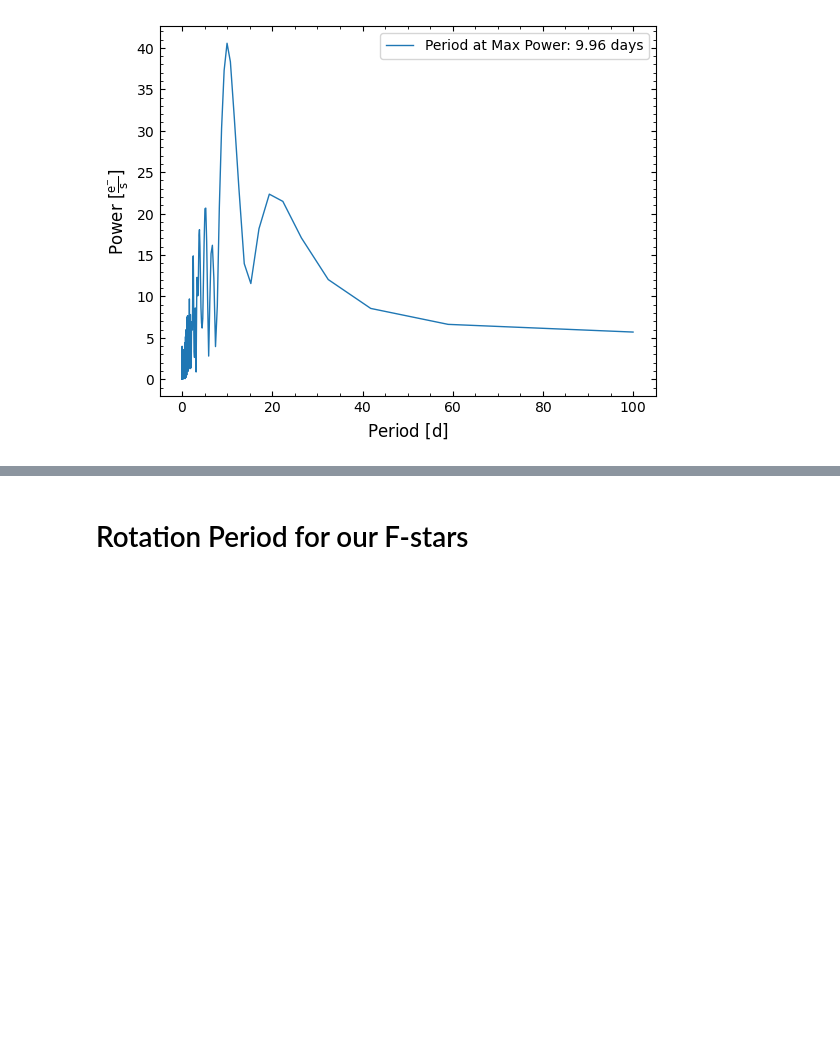
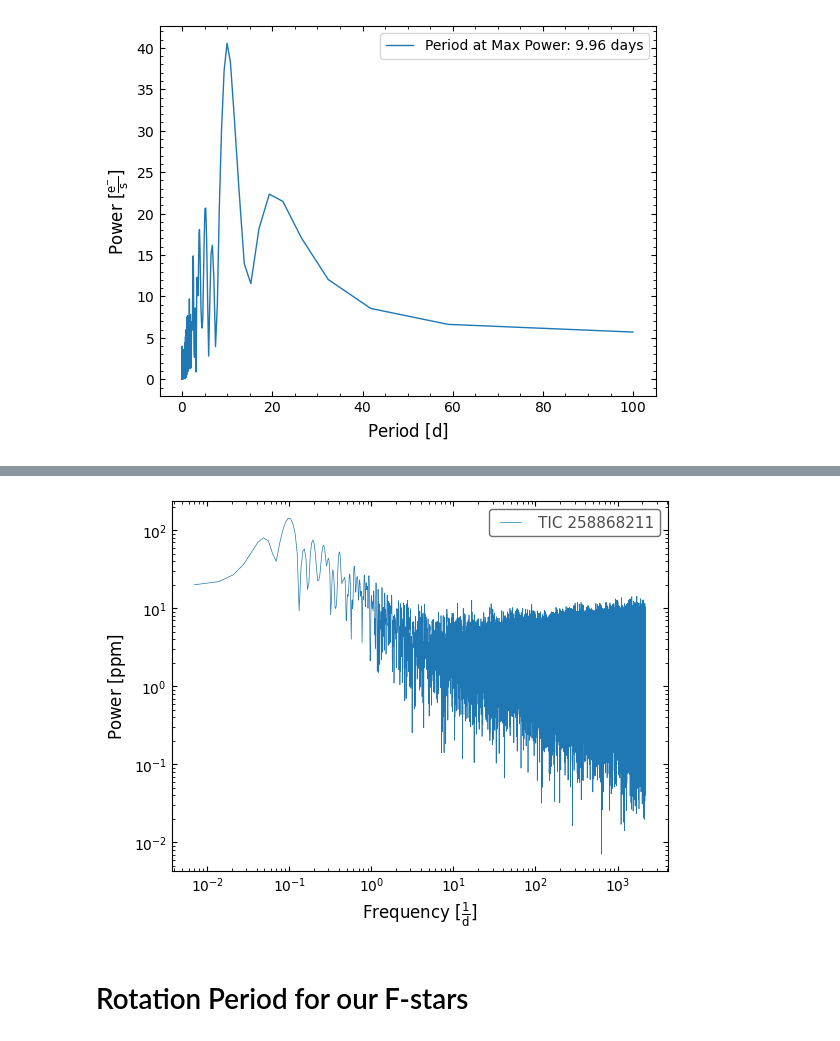
Before and after one commit to SarahBarbosa/ring-like-structure, a Jupyter notebook: RotPeriod.ipynb, the cells around one changed output, grey strips where cells are left out. Drawn from its saved outputs; the diff is of its cells as text; code cells hidden in the pictures; blank space fills up the shorter version.

```diff
--- a/RotPeriod.ipynb
+++ b/RotPeriod.ipynb
@@ -139,3 +158,8 @@ ax.legend([f'Period at Max Power: {period:.2f} days']);
+# %%
+_, ax = plt.subplots()
+lc.normalize(unit='ppm').to_periodogram().plot(scale='log', ax=ax);
+# %% [output]
+[figure, added]
 # %% [markdown]
 # Rotation Period for our F-stars
 # %%
```
Also changed, not shown: parts of 1 cell of this notebook.
